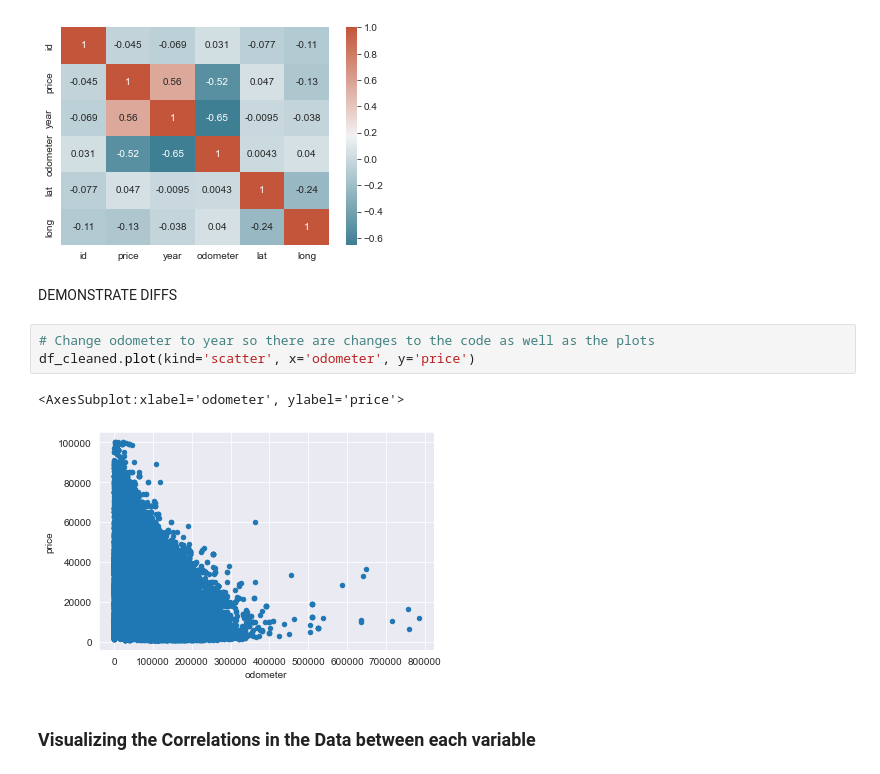
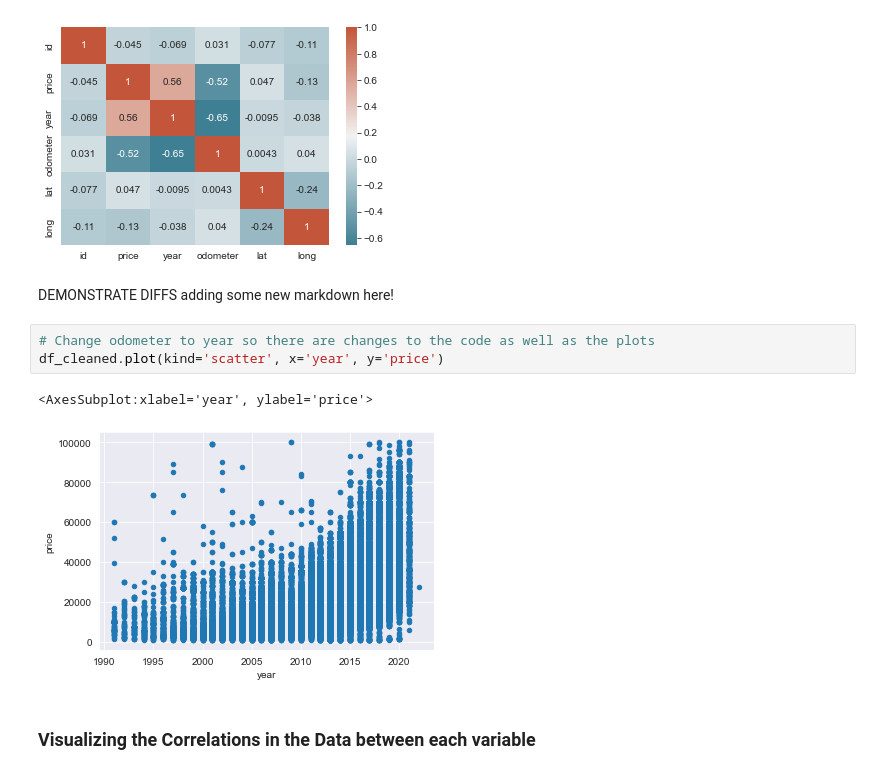
Before and after one commit to amytnguyen01/Final_Presentation_Demo, a Jupyter notebook: DataSpell_Technical.ipynb, the cells around one changed output. Cells and saved outputs as stored; diff of their text form.

Commit message:
Post Diff Version

```diff
--- a/DataSpell_Technical.ipynb
+++ b/DataSpell_Technical.ipynb
@@ -213,14 +213,14 @@ sns.heatmap(corr, xticklabels=corr.columns, yticklabels=corr.columns, annot=True
 # %% [output]
 <AxesSubplot:>
 [figure]
-# %% [markdown]
-DEMONSTRATE DIFFS
+# %% [markdown]
+DEMONSTRATE DIFFS adding some new markdown here!
 # %%
 # Change odometer to year so there are changes to the code as well as the plots
-df_cleaned.plot(kind='scatter', x='odometer', y='price')
+df_cleaned.plot(kind='scatter', x='year', y='price')
 # %% [output]
-<AxesSubplot:xlabel='odometer', ylabel='price'>
+<AxesSubplot:xlabel='year', ylabel='price'>
-[figure, old version]
+[figure, new version]
 # %% [markdown]
 ### Visualizing the Correlations in the Data between each variable
 # %%
```
Also changed, not shown: parts of 1 cell of this notebook.
